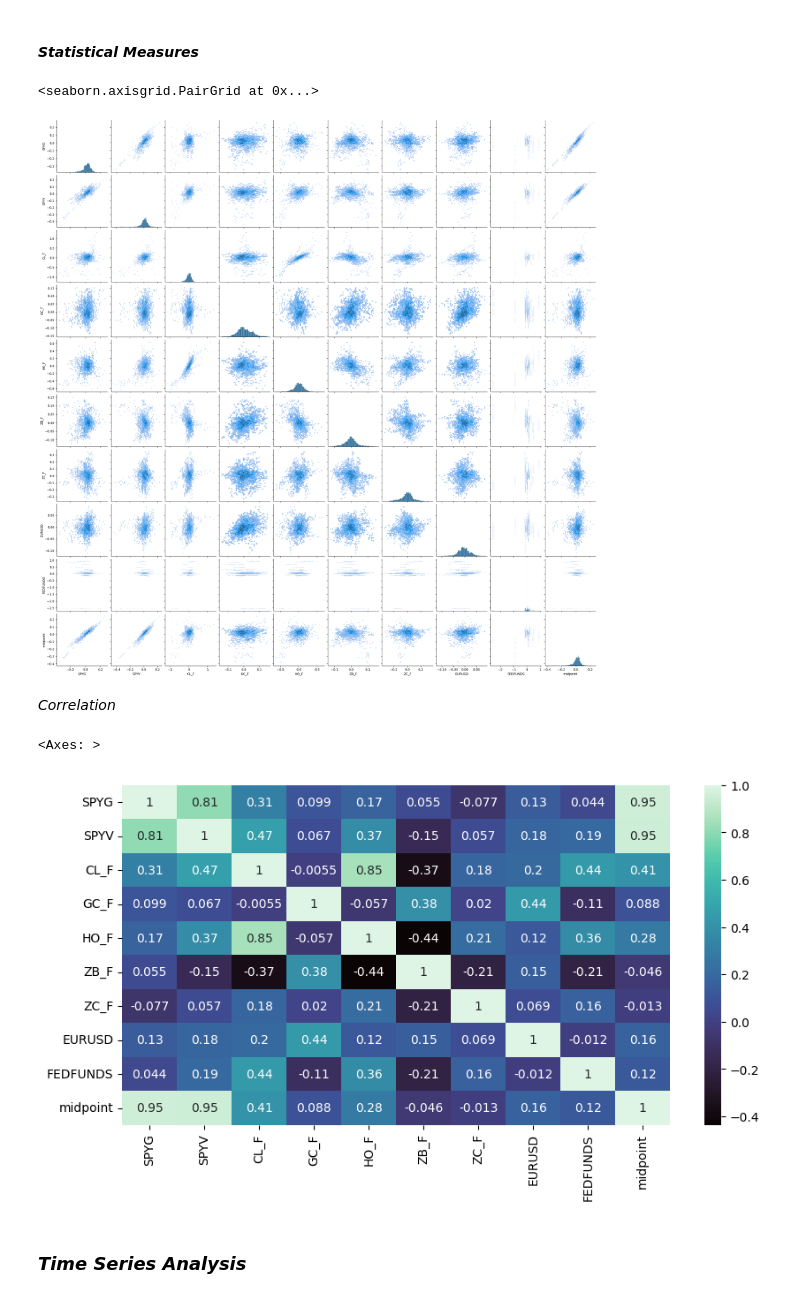
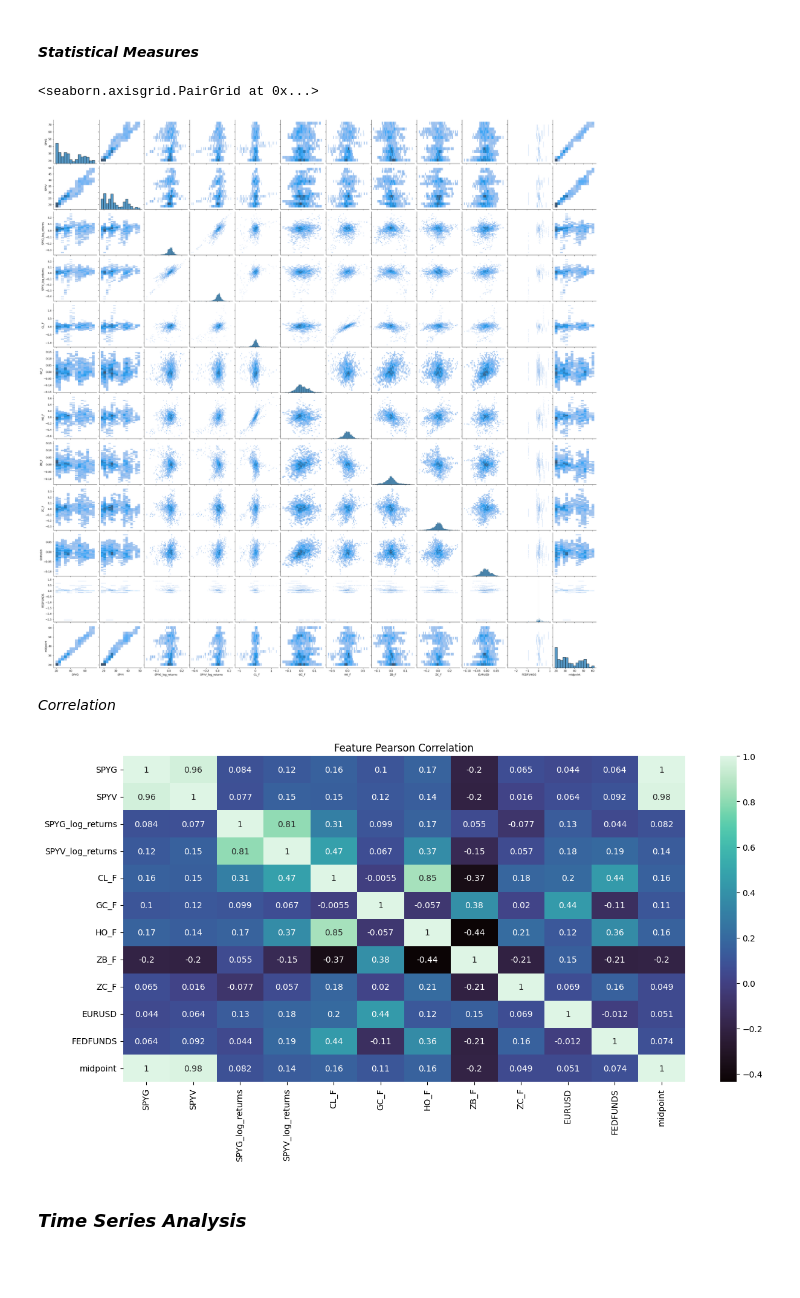
Before and after one commit to rvargas42/Value_Growth_Challenge_ETSFactory, a Jupyter notebook: Research/value_growth_moment_detection.ipynb, the cells around one changed output. Cells and saved outputs as stored; diff of their text form; code cells hidden in the pictures; blank space fills up the shorter version.

Commit message:
new data

```diff
--- a/Research/value_growth_moment_detection.ipynb
+++ b/Research/value_growth_moment_detection.ipynb
@@ -64,7 +65,8 @@ etfs_df = pd.concat(
     axis=1,
 )
 etfs_df.columns = etfs
-etfs_df = np.log(etfs_df / etfs_df.shift(period))
+etfs_df["SPYG_log_returns"] = np.log(etfs_df["SPYG"] / etfs_df["SPYG"].shift(period))
+etfs_df["SPYV_log_returns"] = np.log(etfs_df["SPYV"] / etfs_df["SPYV"].shift(period))
 etfs_df = etfs_df[(etfs_df.index >= start) & (etfs_df.index <= end)]
 #-------------------------------------------------------------------------------------------------------------
 currencies = [i[:-4] for i in os.listdir(os.path.join(DATA_DIR, "currencies"))]
@@ -104,15 +116,16 @@ all_data["midpoint"] = (all_data["SPYG"] + all_data["SPYV"]) / 2
 _Visualize Data_
 # %%
 fig, axs = plt.subplots(nrows=4, figsize=(15, 10), sharex=True)
-
+start, finish = 0, len(all_data)
+all_data = all_data.iloc[start:finish]
 #ETFs
-SPYG = all_data.SPYG
-SPYV = all_data.SPYV
+SPYG = all_data.SPYG_log_returns
+SPYV = all_data.SPYV_log_returns
 SPY_midpoint = (SPYG + SPYV) / 2
 axs[0].plot(SPY_midpoint, color="grey", linestyle="dashed")
-axs[0].plot(all_data["SPYG"])
-axs[0].plot(all_data["SPYV"])
-axs[0].legend(["SPYG", "SPYV"])
+axs[0].plot(all_data["SPYG_log_returns"])
+axs[0].plot(all_data["SPYV_log_returns"])
+axs[0].legend(["mid_point", "SPYG", "SPYV"])
 axs[0].set_title("SPY index Groth vs Value returns")
 
 #Commodities
@@ -124,12 +137,16 @@ axs[1].set_title("Commodities Futures")
 #Macro
 axs[2].plot(all_data["FEDFUNDS"])
 axs[2].legend(macro_df.columns)
-axs[2].set_title("Macro variables, Irates")
+axs[2].set_title("Macro variables")
 
 #currencies
 axs[3].plot(all_data["EURUSD"], color="grey")
 axs[3].legend(curr_df.columns);
+axs[3].set_title("EURUSD returns")
 
-plt.xticks(ticks=all_data.index[::-int(len(all_data)/2)])
-plt.savefig(os.path.join(root_dir,"charts", "all_features_history.png"))
+
+for i in range(0,4):
+    axs[i].set(frame_on=False)
+    extent = axs[i].get_window_extent().transformed(fig.dpi_scale_trans.inverted())
+    plt.savefig(os.path.join(root_dir,"charts",f'{axs[i].get_title()}.png'), bbox_inches=extent)
 # %% [output]
@@ -140,15 +157,16 @@ plt.savefig(os.path.join(root_dir,"charts", "all_features_history.png"))
 sns.pairplot(all_data, kind="hist")
 # %% [output]
 <seaborn.axisgrid.PairGrid at 0x...>
-[figure, old version]
+[figure, new version]
 # %% [markdown]
 _Correlation_
 # %%
-fig = plt.figure(figsize=(10, 5))
+fig = plt.figure(figsize=(15, 7))
 sns.heatmap(all_data.corr(method="pearson"),cmap="mako",annot=True)
+plt.title("Feature Pearson Correlation")
+plt.savefig(os.path.join(root_dir,"charts",f'Feature_Correlation.png'))
 # %% [output]
-<Axes: >
-[figure, old version]
+[figure, new version]
 # %% [markdown]
 ### _Time Series Analysis_
 # %% [markdown]
```
Also changed, not shown: parts of 23 cells of this notebook, 18 other files.
